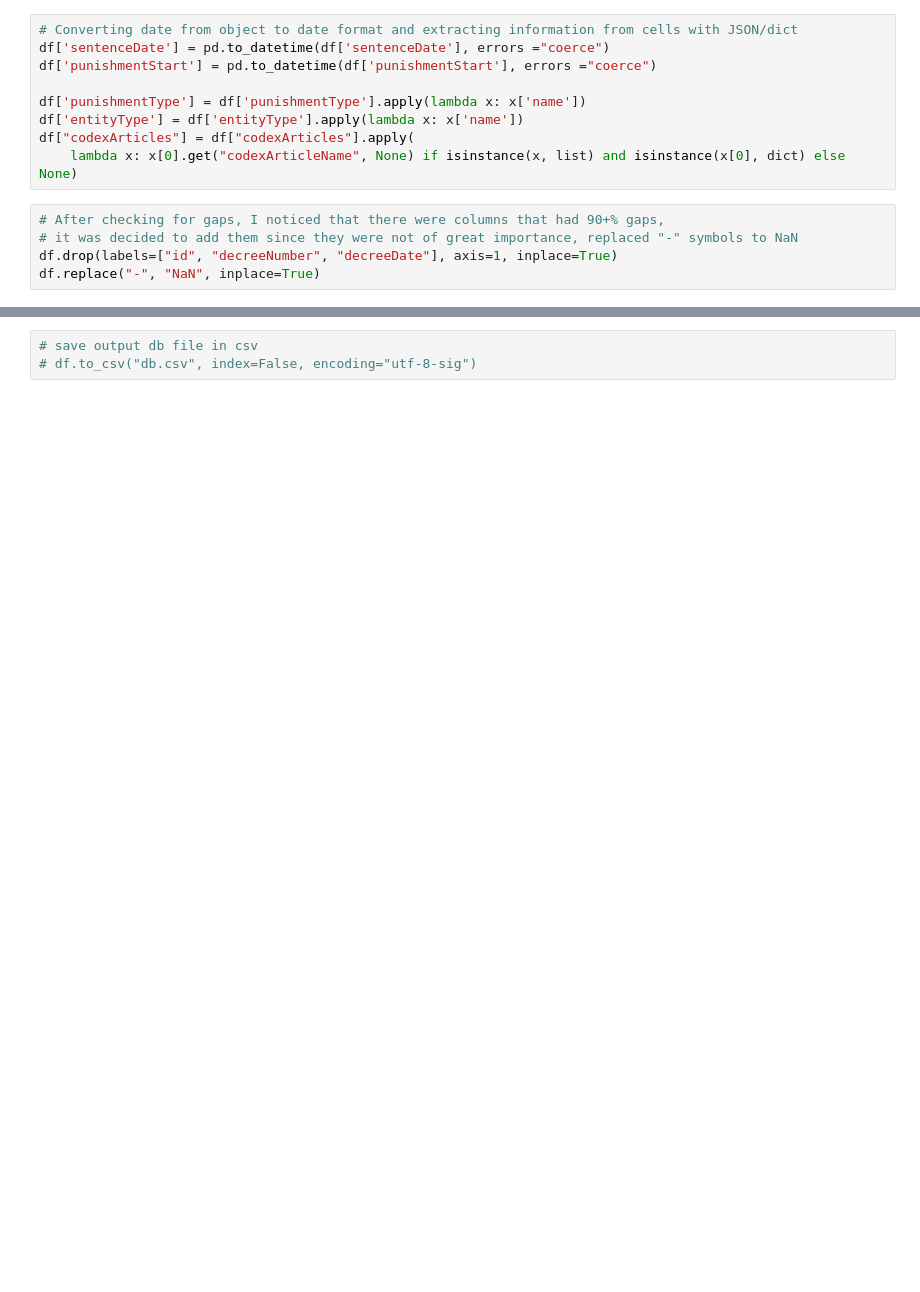
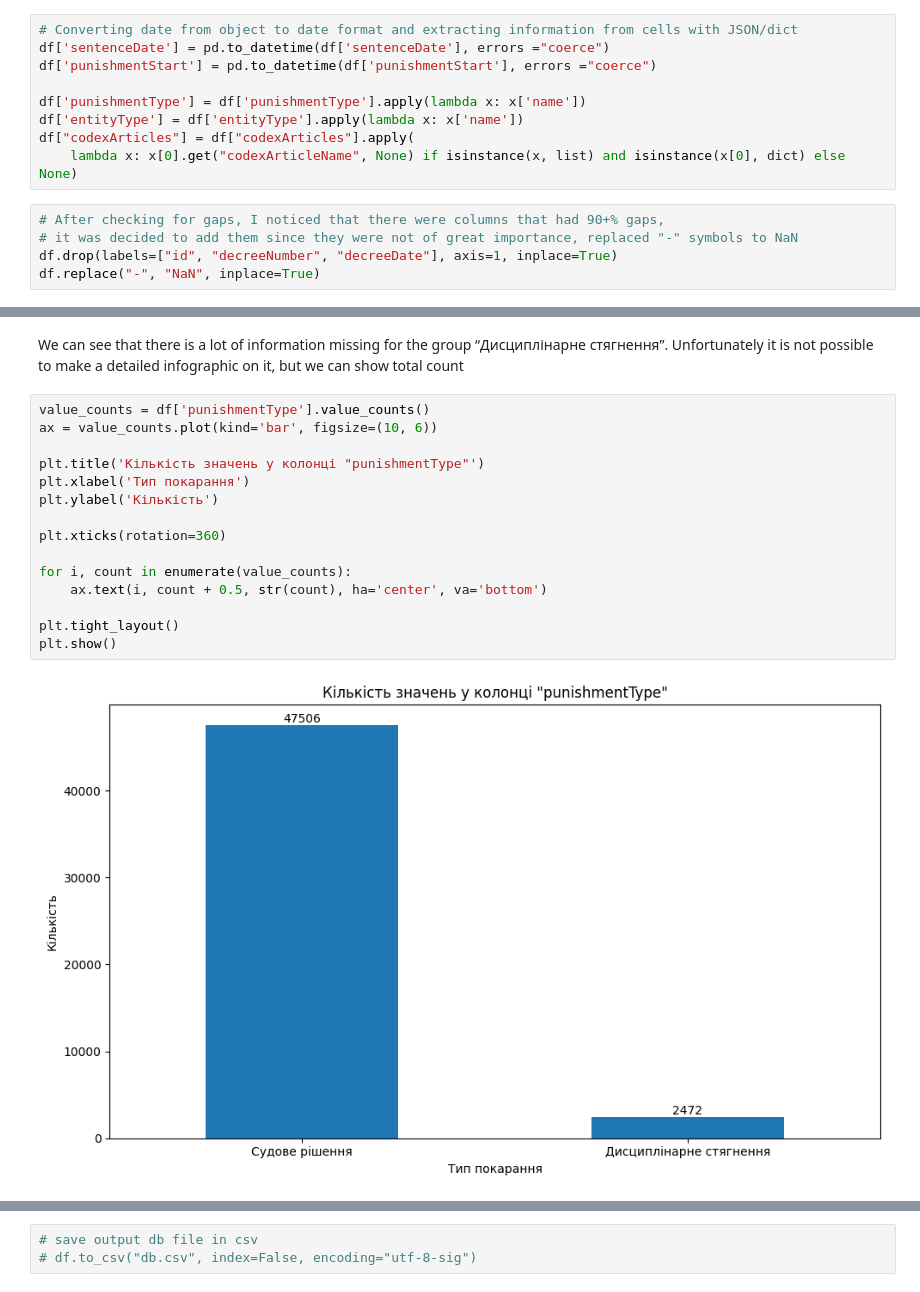
Before and after one commit to rublivsky/python_projects, a Jupyter notebook: main.ipynb, the cells around one changed output, grey strips where cells are left out. Cells and saved outputs as stored; diff of their text form; blank space fills up the shorter version.

```diff
--- a/main.ipynb
+++ b/main.ipynb
@@ -80 +119,20 @@ df.replace("-", "NaN", inplace=True)
+# %% [markdown]
+We can see that there is a lot of information missing for the group “Дисциплінарне стягнення”. Unfortunately it is not possible to make a detailed infographic on it, but we can show total count
+# %%
+value_counts = df['punishmentType'].value_counts()
+ax = value_counts.plot(kind='bar', figsize=(10, 6))
+
+plt.title('Кількість значень у колонці "punishmentType"')
+plt.xlabel('Тип покарання')
+plt.ylabel('Кількість')
+
+plt.xticks(rotation=360)
+
+for i, count in enumerate(value_counts):
+    ax.text(i, count + 0.5, str(count), ha='center', va='bottom')
+
+plt.tight_layout()
+plt.show()
+# %% [output]
+[figure, added]
 # %%
```
Also changed, not shown: parts of 6 cells of this notebook.
